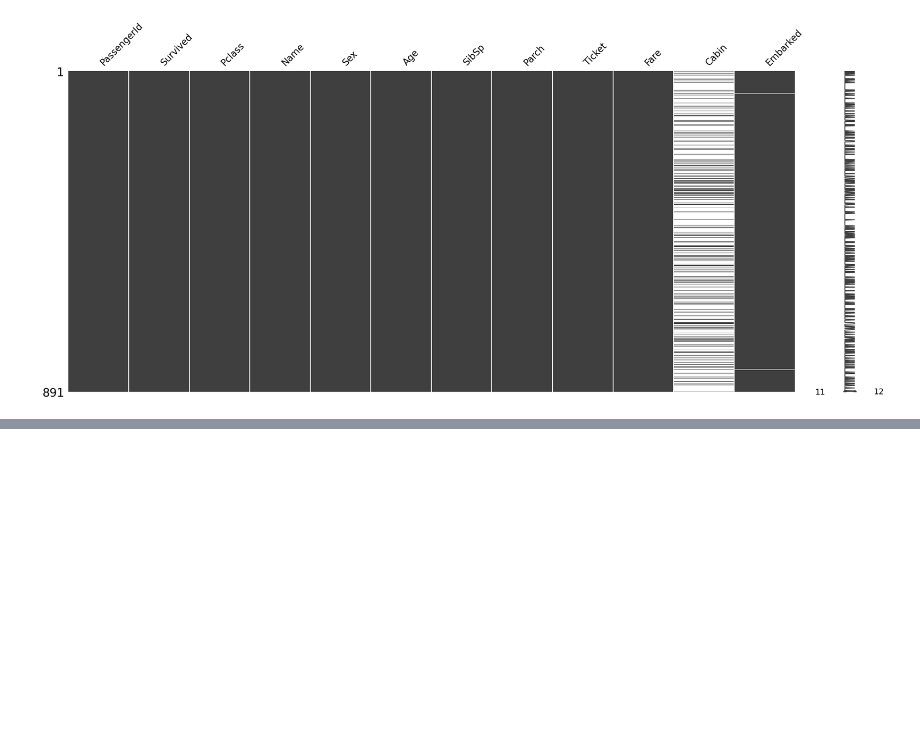
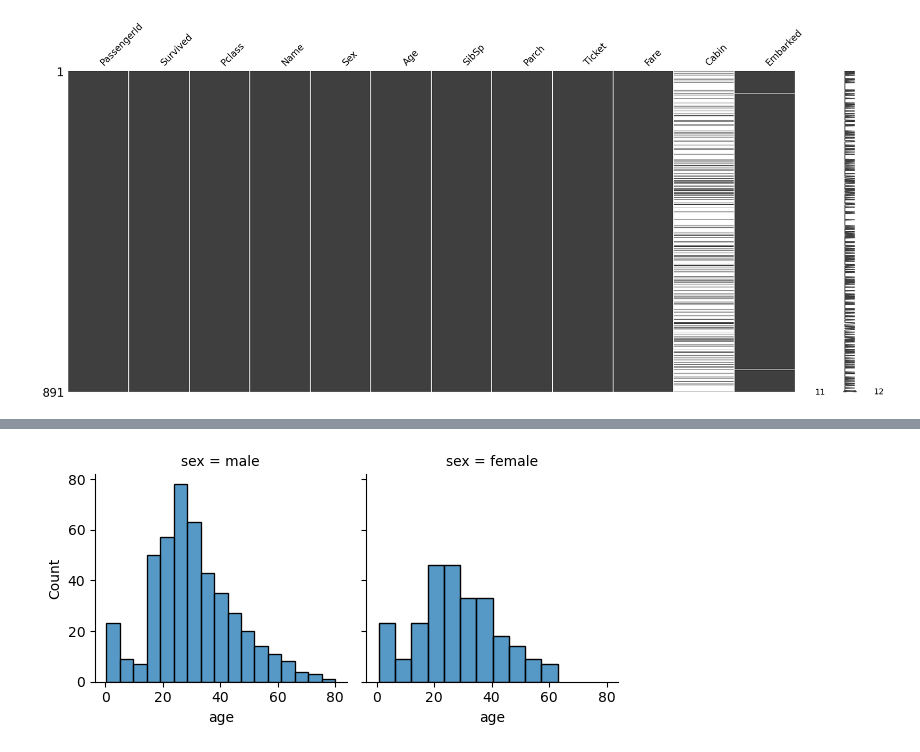
Before and after one commit to kimnahyeon99/python_dev, a Jupyter notebook: data_collection/05 타이타닉 데이터 분석.ipynb, the cells around one changed output, grey strips where cells are left out. Cells and saved outputs as stored; diff of their text form; code cells hidden in the pictures; blank space fills up the shorter version.

```diff
--- a/data_collection/05 타이타닉 데이터 분석.ipynb
+++ b/data_collection/05 타이타닉 데이터 분석.ipynb
@@ -649,0 +705,7 @@ msno.matrix(train_df)
+# %%
+import seaborn as sns
+import matplotlib.pyplot as plt
+
+# 타이타닉 데이터 불러오기
+titanic=sns.load_dataset('titanic')
+titanic.head()
@@ -649,0 +719,17 @@ msno.matrix(train_df)
+# %%
+# 성별 나이 분포 시각화
+g=sns.FacetGrid(
+    data=titanic
+    , col='sex'
+)
+# 히스토그램 적용
+g.map(
+    sns.histplot # 히스토그램 적용
+    , 'age'
+)
+plt.show()
+# 해석
+# 남성과 여성의 나이 분포를 확인
+# 여성의 경우, 특정 연령대에 많이 분포하는 경향을 보인다.
+# %% [output]
+[figure, added]
```
Also changed, not shown: parts of 15 cells of this notebook, 1 other file.
